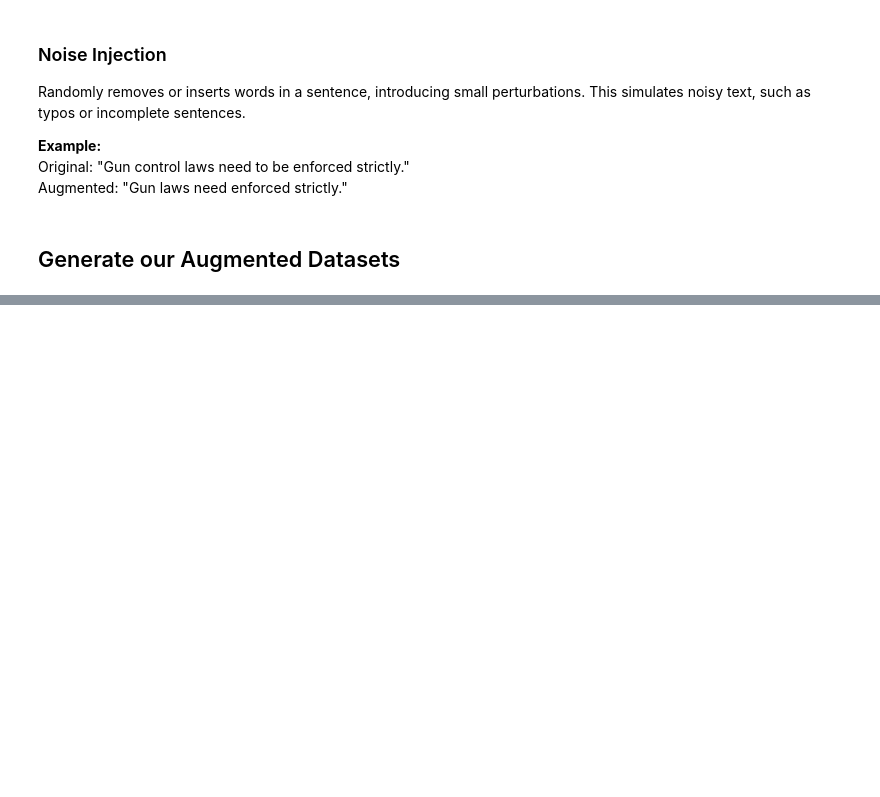
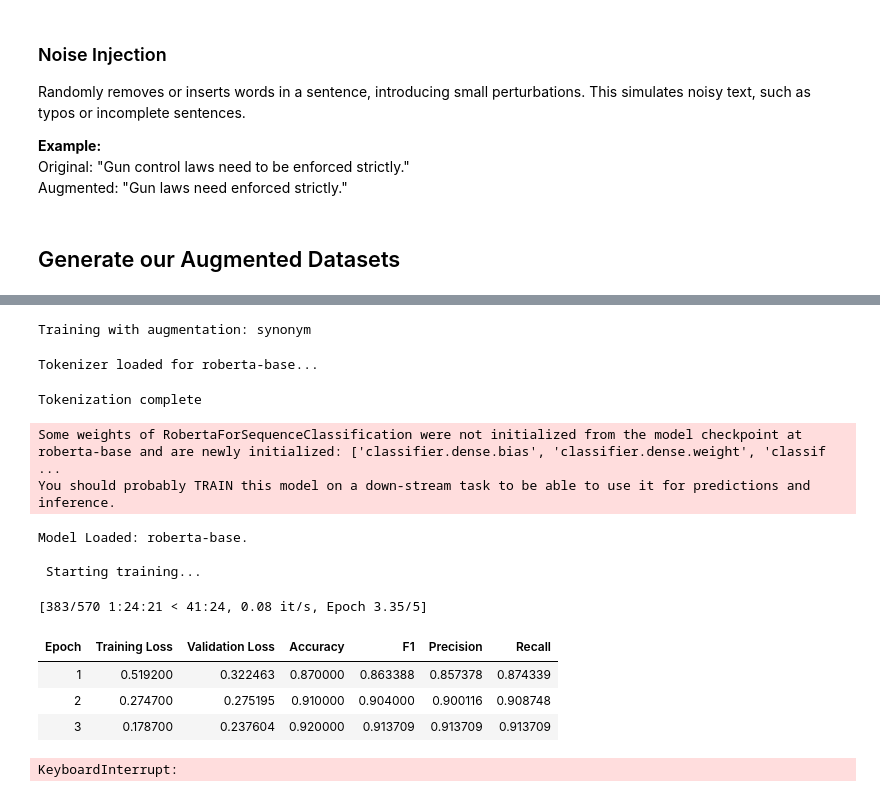
Before and after one commit to DBlassio/multimodal-argmining, a Jupyter notebook: experiments/text/DataAugmentation/data_augmentation_tech.ipynb, the cells around one changed output, grey strips where cells are left out. Drawn from its saved outputs; the diff is of its cells as text; code cells hidden in the pictures; blank space fills up the shorter version.

Commit message:
data_augmentation

```diff
--- a/experiments/text/DataAugmentation/data_augmentation_tech.ipynb
+++ b/experiments/text/DataAugmentation/data_augmentation_tech.ipynb
@@ -122,8 +121,14 @@ Original: "Gun control laws should be stricter to reduce crime."
 Augmented: "Firearm regulation rules should be tougher to reduce crime."
 # %%
 def augment_synonym(texts, n=1):
-    aug = naw.SynonymAug(aug_p=0.2) #aug_p = probability of words to be augmented.
-    augmented = [aug.augment(t) for t in texts for _ in range(n)]
+    aug = naw.SynonymAug(aug_p=0.2)
+    augmented = []
+    for t in texts:
+        for _ in range(n):
+            aug_text = aug.augment(t)
+            if isinstance(aug_text, list):
+                aug_text = " ".join(aug_text)
+            augmented.append(aug_text)
     return augmented
 # %% [markdown]
 ### Back Translation
@@ -134,17 +139,15 @@ Back translation involves translating a sentence to another language and then tr
 Original: "We need stronger gun regulations."
 Augmented: "It is necessary to have stricter firearm laws."
 # %%
-def back_translate(texts, n=1, sleep_time=0.3):
-    translator = Translator()
+def back_translate(texts, sleep_time=0.3):
+    if isinstance(texts, str):
+        texts = [texts]
     augmented = []
     for t in texts:
-        try:
-            fr = translator.translate(t, src="en", dest="fr").text
-            back = translator.translate(fr, src="fr", dest="en").text
-            augmented.append(back)
-            time.sleep(sleep_time)
-        except:
-            continue
+        fr = GoogleTranslator(source="en", target="fr").translate(t)
+        back = GoogleTranslator(source="fr", target="en").translate(fr)
+        augmented.append(back)
+        time.sleep(sleep_time)
     return augmented
 # %% [markdown]
 ### Paraphrasing with T5 / Pegasus
@@ -249,7 +264,7 @@ def compute_metrics(pred):
 # %%
 
 # Tokenization Function for each model
-def tokenize_dataset(dataset, tokenizer, max_length=105):
+def tokenize_dataset(dataset, tokenizer, max_length=MAX_LENGTH):
 
     def tokenize_batch(batch):
         return tokenizer(batch["tweet_text"],padding="max_length",truncation=True,max_length=max_length)
@@ -261,7 +276,7 @@ def tokenize_dataset(dataset, tokenizer, max_length=105):
     return tokenized
 # %%
 # Train and evaluate function
-def train_and_evaluate(model_name, train_dataset, dev_dataset, test_dataset, seed=42, max_len=105):
+def train_and_evaluate(model_name, train_dataset, dev_dataset, test_dataset,technique_name,seed=42):
 
     #Set Seed
     torch.manual_seed(seed)
@@ -274,9 +289,9 @@ def train_and_evaluate(model_name, train_dataset, dev_dataset, test_dataset, see
     print(f"Tokenizer loaded for {model_name}...")
 
     # Tokenize datasets with model tokenizer
-    train_dataset_tok = tokenize_dataset(train_dataset, tokenizer, 105)
-    dev_dataset_tok = tokenize_dataset(dev_dataset, tokenizer, 105)
-    test_dataset_tok = tokenize_dataset(test_dataset, tokenizer, 105)
+    train_dataset_tok = tokenize_dataset(train_dataset, tokenizer, MAX_LENGTH)
+    dev_dataset_tok = tokenize_dataset(dev_dataset, tokenizer, MAX_LENGTH)
+    test_dataset_tok = tokenize_dataset(test_dataset, tokenizer, MAX_LENGTH)
     print(f"Tokenization complete")
 
     # Load model
@@ -286,9 +301,9 @@ def train_and_evaluate(model_name, train_dataset, dev_dataset, test_dataset, see
 
     # TrainingArguments
     training_args = TrainingArguments(
-        output_dir=f"./temp_models/{model_name.replace('/', '_')}_seed{seed}",
+        output_dir=f"./temp_models/{model_name.replace('/', '_')}_{technique_name}",
         eval_strategy="epoch",
-        save_strategy="no",
+        save_strategy="epoch",
         logging_strategy="epoch",
         learning_rate=2e-5,
         per_device_train_batch_size=16,
@@ -342,20 +357,36 @@ def train_and_evaluate(model_name, train_dataset, dev_dataset, test_dataset, see
 # %%
 results_all = []
 
 for technique_name, df_aug in augmented_datasets.items():
     print(f"\nTraining with augmentation: {technique_name}")
+
     dataset_aug = Dataset.from_pandas(df_aug[["tweet_text","label"]])
 
     metrics = train_and_evaluate(
         model_name=MODEL_NAME,
         train_dataset=dataset_aug,
         dev_dataset=dataset_dev,
         test_dataset=dataset_test,
-        seed=42
+        technique_name=technique_name
     )
 
     metrics["technique"] = technique_name
     results_all.append(metrics)
+# %% [output]
+Training with augmentation: synonym
+Tokenizer loaded for roberta-base...
+Tokenization complete
+Some weights of RobertaForSequenceClassification were not initialized from the model checkpoint at roberta-base and are newly initialized: ['classifier.dense.bias', 'classifier.dense.weight', 'classif ...
+You should probably TRAIN this model on a down-stream task to be able to use it for predictions and inference.
+Model Loaded: roberta-base.
+
+ Starting training...
+[383/570 1:24:21 < 41:24, 0.08 it/s, Epoch 3.35/5]
+| Epoch | Training Loss | Validation Loss | Accuracy | F1 | Precision | Recall |
+| 1 | 0.519200 | 0.322463 | 0.870000 | 0.863388 | 0.857378 | 0.874339 |
+| 2 | 0.274700 | 0.275195 | 0.910000 | 0.904000 | 0.900116 | 0.908748 |
+| 3 | 0.178700 | 0.237604 | 0.920000 | 0.913709 | 0.913709 | 0.913709 |
+KeyboardInterrupt:
 # %%
 results_df = pd.DataFrame(results_all)
 results_df = results_df.sort_values("f1", ascending=False)
```
Also changed, not shown: parts of 5 cells of this notebook.
